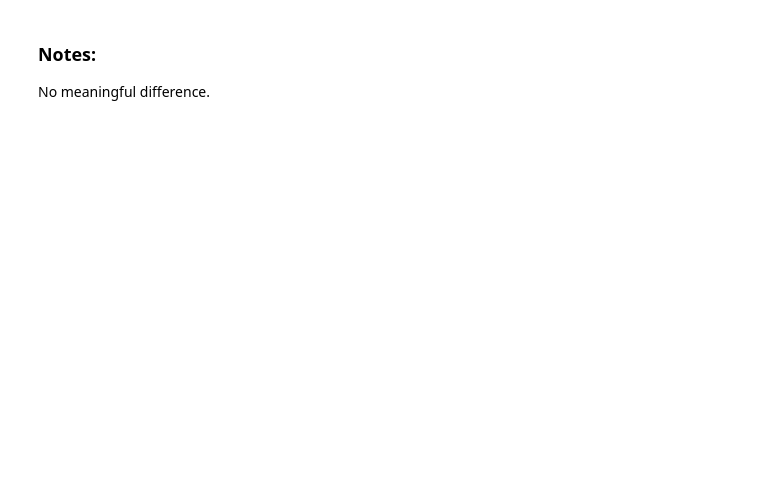
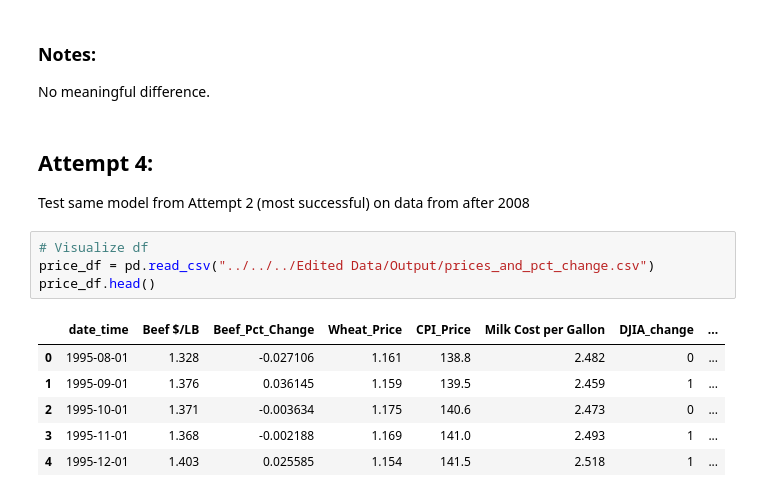
Before and after one commit to CTPim/Three_Meals, a Jupyter notebook: Analysis/ML/same_date/ML_model_1.ipynb, the cells around one changed output. Drawn from its saved outputs; the diff is of its cells as text; blank space fills up the shorter version.

```diff
--- a/Analysis/ML/same_date/ML_model_1.ipynb
+++ b/Analysis/ML/same_date/ML_model_1.ipynb
@@ -405,3 +215,17 @@ weighted avg       0.71      0.66      0.57        83
 # %% [markdown]
 ### Notes:
 No meaningful difference.
+# %% [markdown]
+## Attempt 4:
+Test same model from Attempt 2 (most successful) on data from after 2008
+# %%
+# Visualize df
+price_df = pd.read_csv("../../../Edited Data/Output/prices_and_pct_change.csv")
+price_df.head()
+# %% [output]
+|  | date_time | Beef $/LB | Beef_Pct_Change | Wheat_Price | CPI_Price | Milk Cost per Gallon | DJIA_change | ... |
+| 0 | 1995-08-01 | 1.328 | -0.027106 | 1.161 | 138.8 | 2.482 | 0 | ... |
+| 1 | 1995-09-01 | 1.376 | 0.036145 | 1.159 | 139.5 | 2.459 | 1 | ... |
+| 2 | 1995-10-01 | 1.371 | -0.003634 | 1.175 | 140.6 | 2.473 | 0 | ... |
+| 3 | 1995-11-01 | 1.368 | -0.002188 | 1.169 | 141.0 | 2.493 | 1 | ... |
+| 4 | 1995-12-01 | 1.403 | 0.025585 | 1.154 | 141.5 | 2.518 | 1 | ... |
```
Also changed, not shown: parts of 38 cells of this notebook.
